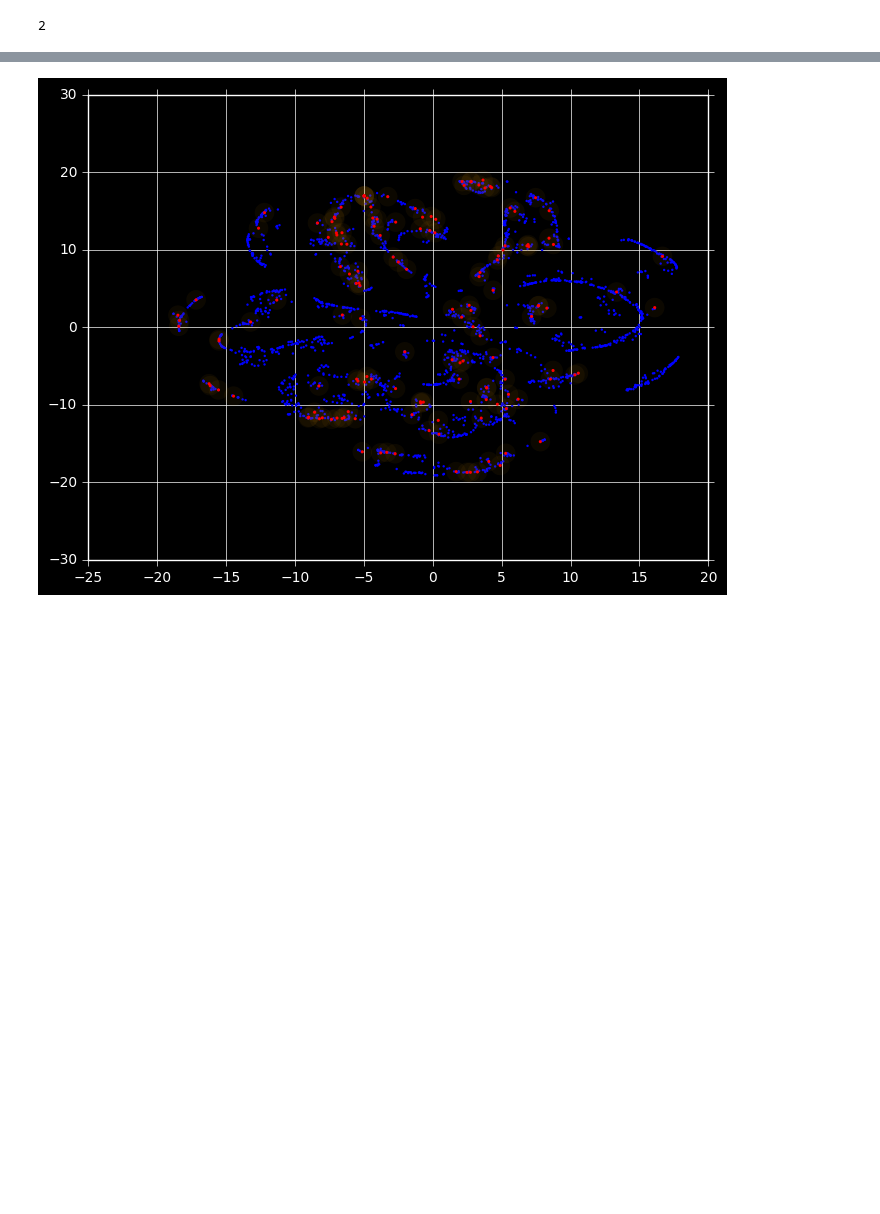
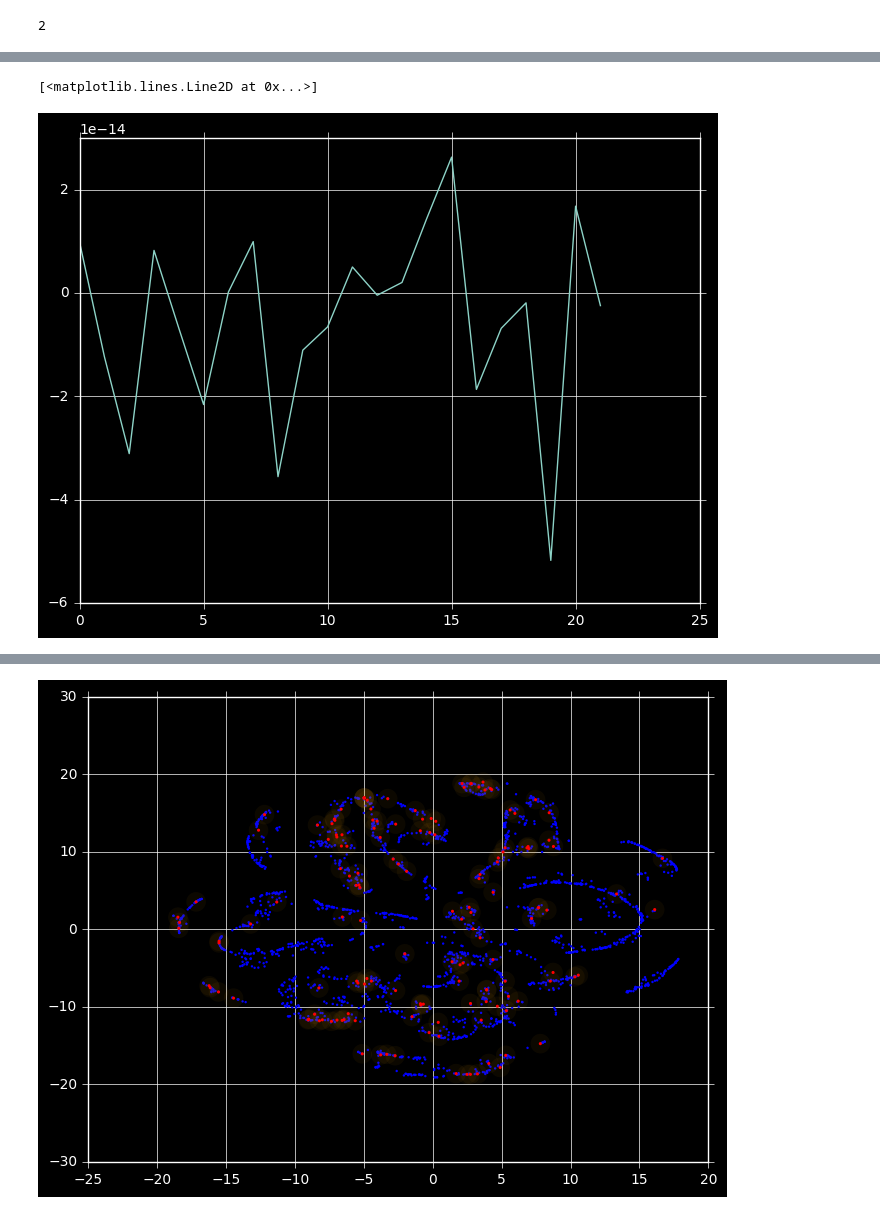
Before and after one commit to xkortex/eeg_seizure_prediction, a Jupyter notebook: linear06.ipynb, the cells around one changed output, grey strips where cells are left out. Saved outputs shown, nothing was run; the diff lists cells and outputs as text; code cells hidden in the pictures; blank space fills up the shorter version.

```diff
--- a/linear06.ipynb
+++ b/linear06.ipynb
@@ -226,0 +231,5 @@ ValueError: Found array with 0 sample(s) (shape=(0, 112)) while a minimum of 1 i
+# %%
+plt.plot(np.mean(x_train_z, axis=0))
+# %% [output]
+[<matplotlib.lines.Line2D at 0x...>]
+[figure, added]
```
Also changed, not shown: parts of 13 cells of this notebook, 4 other files.
